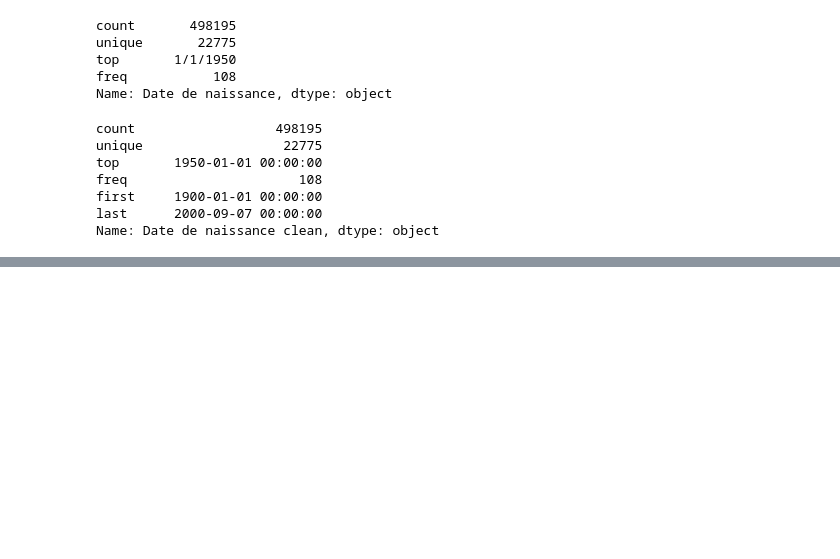
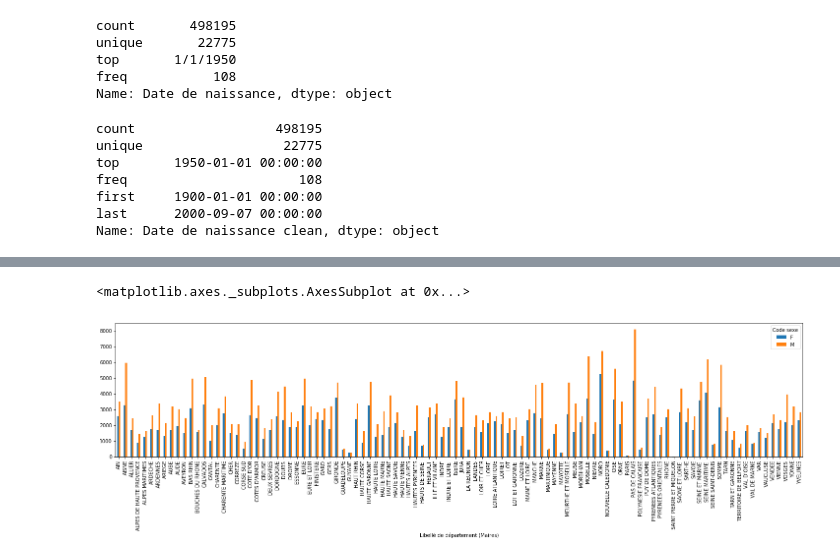
Before and after one commit to jdenes/WOG, a Jupyter notebook: Demo.ipynb, the cells around one changed output, grey strips where cells are left out. Drawn from its saved outputs; the diff is of its cells as text; code cells hidden in the pictures; blank space fills up the shorter version.

```diff
--- a/Demo.ipynb
+++ b/Demo.ipynb
@@ -75,2 +84,5 @@ Name: Date de naissance clean, dtype: object
 # %%
-# data.groupby(['Libellé de département (Maires)', 'Code sexe']).size().unstack().plot.bar(figsize=(25, 5))
+data.groupby(['Libellé de département (Maires)', 'Code sexe']).size().unstack().plot.bar(figsize=(25, 5))
+# %% [output]
+<matplotlib.axes._subplots.AxesSubplot at 0x...>
+[figure, added]
```
Also changed, not shown: parts of 4 cells of this notebook, 1 other file.
